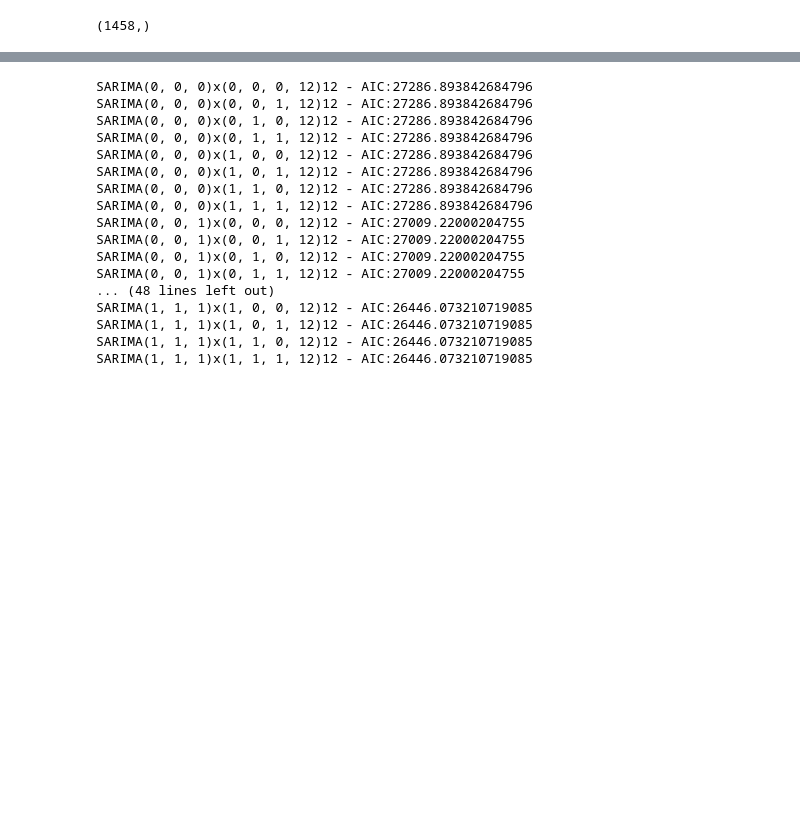
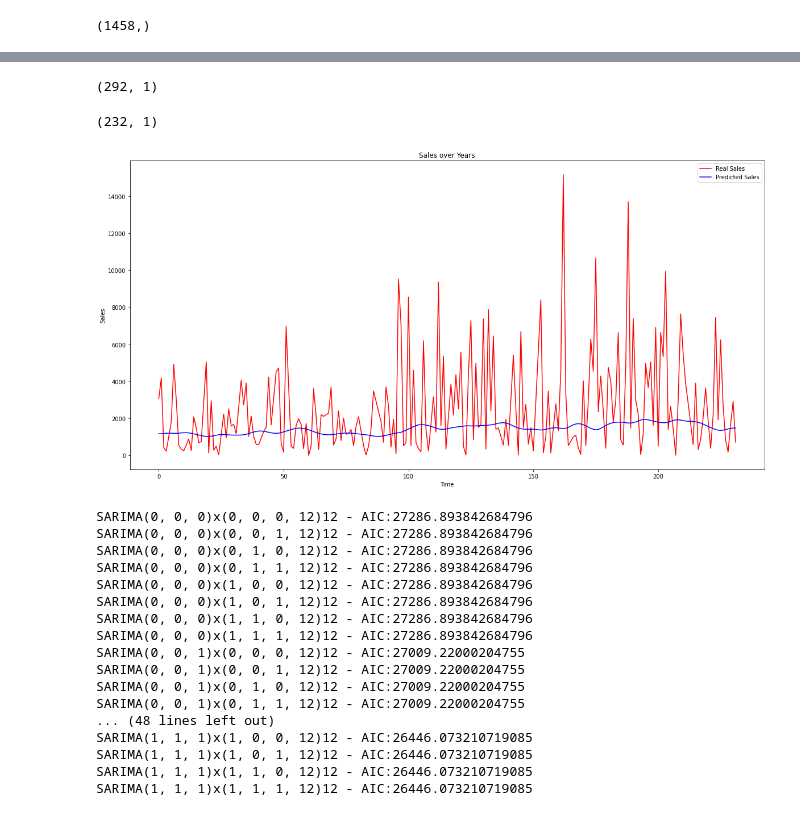
Before and after one commit to Latiefabdul/Retail_2, a Jupyter notebook: Demo_Retail_Sales_Needfix.ipynb, the cells around one changed output, grey strips where cells are left out. Cells and saved outputs as stored; diff of their text form; code cells hidden in the pictures; blank space fills up the shorter version.

```diff
--- a/Demo_Retail_Sales_Needfix.ipynb
+++ b/Demo_Retail_Sales_Needfix.ipynb
@@ -323,0 +384,2 @@ MAE dari hasil prediksi di dalam jangka yang diketahui adalah 2360.14
+# %%
+validation_set_scaled = sc.fit_transform(sales_valid_2)
@@ -323,0 +397,19 @@ MAE dari hasil prediksi di dalam jangka yang diketahui adalah 2360.14
+# %%
+#Cara 2
+
+# Initialising the RNN
+model2 = Sequential()
+# Adding the first LSTM layer and some Dropout regularisation
+model2.add(LSTM(units = 64, return_sequences = True, input_shape = (X_train.shape[1], 1)))
+model2.add(Dropout(0.3))
+# Adding a second LSTM layer and some Dropout regularisation
+model2.add(LSTM(units = 64, return_sequences = True))
+model2.add(Dropout(0.3))
+# Adding a third LSTM layer and some Dropout regularisation
+model2.add(LSTM(units = 64,return_sequences = True))
+model2.add(Dropout(0.3))
+# Adding a fourth LSTM layer and some Dropout regularisation
+model2.add(LSTM(units = 64))
+model2.add(Dropout(0.3))
+# Adding the output layer
+model2.add(Dense(units = 1))
@@ -323,0 +446,13 @@ MAE dari hasil prediksi di dalam jangka yang diketahui adalah 2360.14
+# %%
+#Cara 2
+# optimizer = tf.keras.optimizers.SGD(learning_rate=1.0000e-04, momentum=0.9)
+
+# model.compile(loss=tf.keras.losses.Huber(),
+#               optimizer=optimizer,
+#               metrics=["mae"])
+
+model2.compile(optimizer = 'adam', loss = tf.keras.losses.Huber(), metrics=["mae"])
+# Fitting the RNN to the Training set
+epoch = 10
+batch_size = 32
+history = model2.fit(X_train, y_train, validation_data=(X_valid, y_valid), epochs = epoch, batch_size = batch_size)
@@ -324,3 +480,24 @@ MAE dari hasil prediksi di dalam jangka yang diketahui adalah 2360.14
+# %%
+predicted_sales2 = model2.predict(X_valid)
+predicted_sales2 = sc.inverse_transform(predicted_sales2)
+# %%
+sales_valid_2.shape
+# %% [output]
+(292, 1)
+# %%
+predicted_stock_price.shape
+# %% [output]
+(232, 1)
+# %%
+plt.plot(sales_valid[60:], color = 'red', label = 'Real Sales')
+plt.plot(predicted_sales2, color = 'blue', label = 'Predicted Sales')
+plt.title('Sales over Years')
+plt.xlabel('Time')
+plt.ylabel('Sales')
+plt.legend()
+plt.show()
+# %% [output]
+[figure, added]
 # %%
 #Menggunakan Seasonal Arima (SARIMA) untuk melakukan forecasting
 # %%
```
Also changed, not shown: parts of 29 cells of this notebook.
